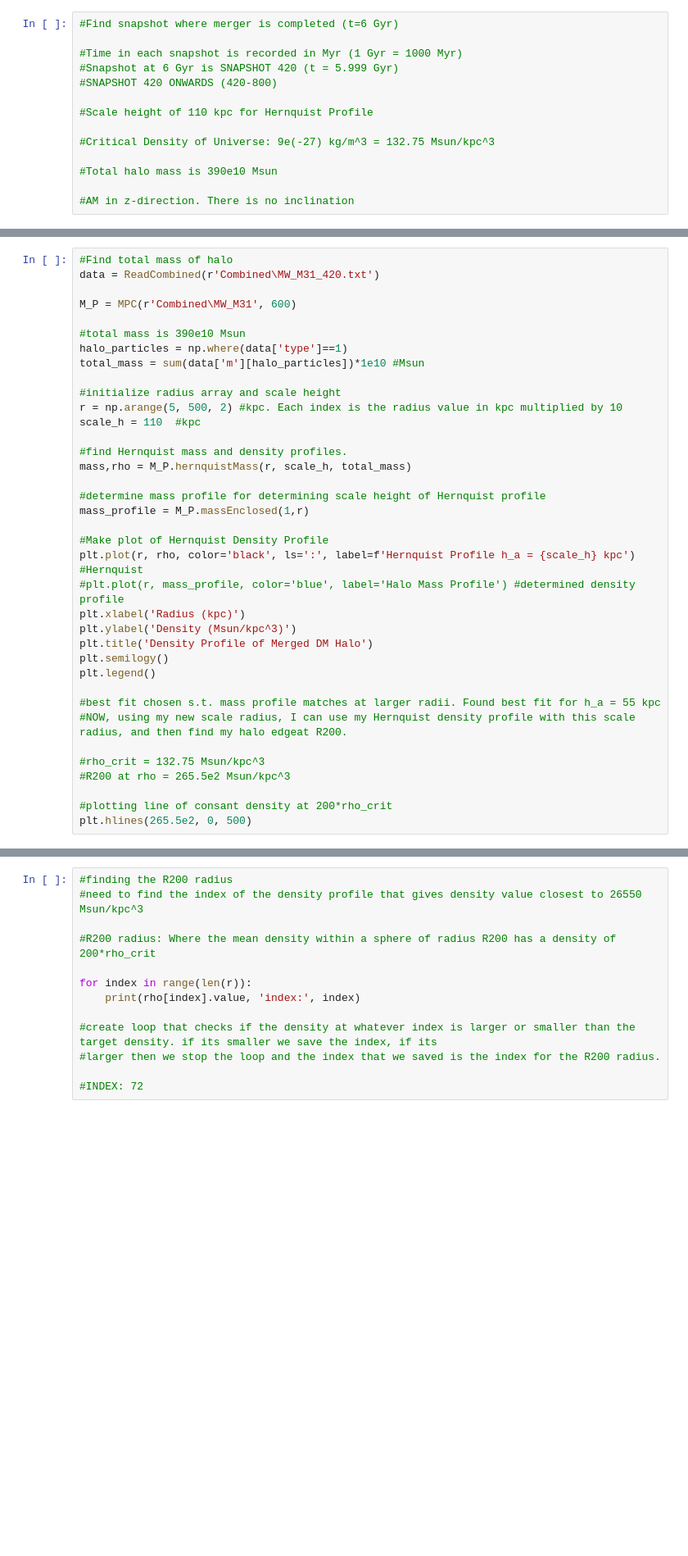
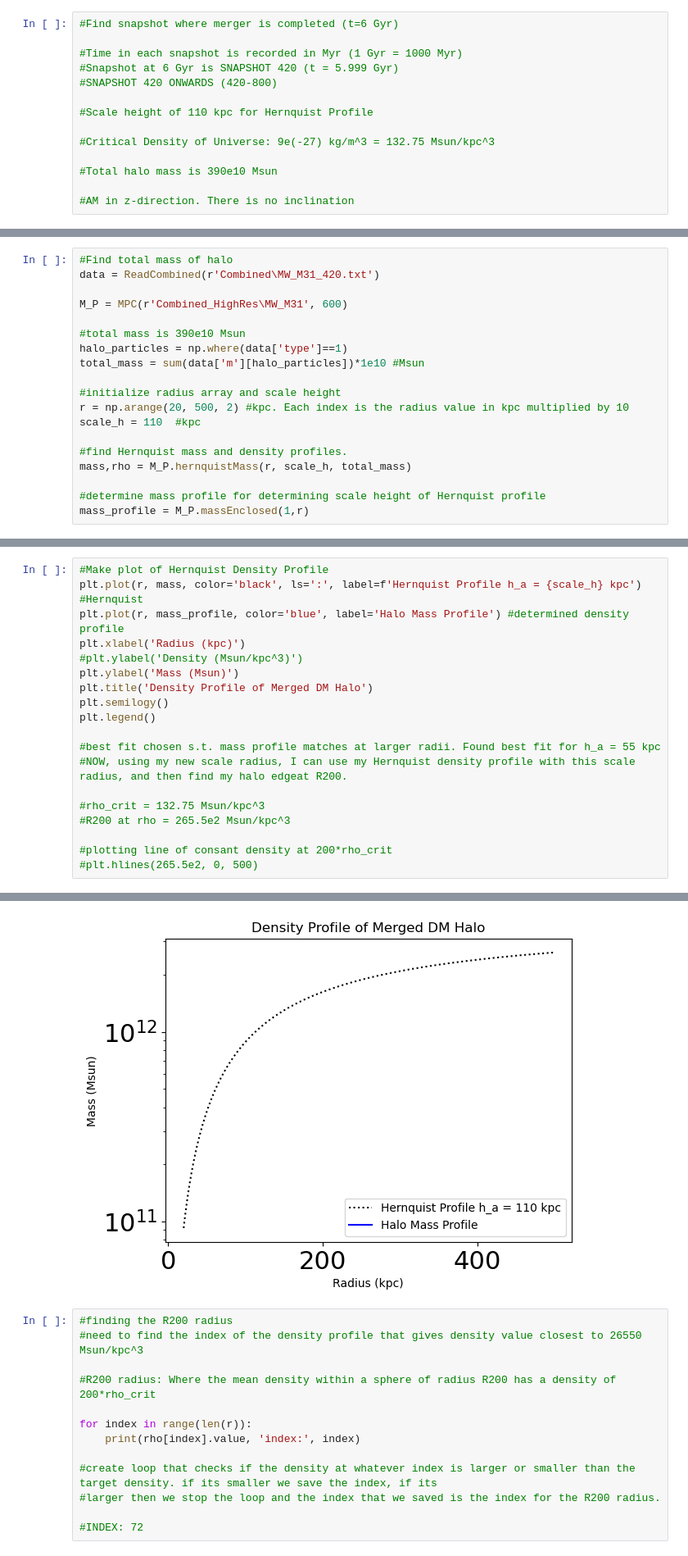
Before and after one commit to Ethan-Figureido/ASTR-400B, a Jupyter notebook: ResearchAssignments/ResearchAssignment3/ResearchAssignment_400B.ipynb, the cells around one changed output, grey strips where cells are left out. Shown: that part at 82% size. Cells and saved outputs as stored; diff of their text form; blank space fills up the shorter version.

```diff
--- a/ResearchAssignments/ResearchAssignment3/ResearchAssignment_400B.ipynb
+++ b/ResearchAssignments/ResearchAssignment3/ResearchAssignment_400B.ipynb
@@ -108,14 +108,14 @@ def Combine_Snap_Data(snap_id):
 #Find total mass of halo
 data = ReadCombined(r'Combined\MW_M31_420.txt')
 
-M_P = MPC(r'Combined\MW_M31', 600)
+M_P = MPC(r'Combined_HighRes\MW_M31', 600)
 
 #total mass is 390e10 Msun
 halo_particles = np.where(data['type']==1)
 total_mass = sum(data['m'][halo_particles])*1e10 #Msun
 
 #initialize radius array and scale height
-r = np.arange(5, 500, 2) #kpc. Each index is the radius value in kpc multiplied by 10
+r = np.arange(20, 500, 2) #kpc. Each index is the radius value in kpc multiplied by 10
 scale_h = 110  #kpc
 
 #find Hernquist mass and density profiles.
@@ -123,21 +123,3 @@ mass,rho = M_P.hernquistMass(r, scale_h, total_mass)
 
 #determine mass profile for determining scale height of Hernquist profile
 mass_profile = M_P.massEnclosed(1,r)
-
-#Make plot of Hernquist Density Profile
-plt.plot(r, rho, color='black', ls=':', label=f'Hernquist Profile h_a = {scale_h} kpc') #Hernquist
-#plt.plot(r, mass_profile, color='blue', label='Halo Mass Profile') #determined density profile
-plt.xlabel('Radius (kpc)')
-plt.ylabel('Density (Msun/kpc^3)')
-plt.title('Density Profile of Merged DM Halo')
-plt.semilogy()
-plt.legend()
-
-#best fit chosen s.t. mass profile matches at larger radii. Found best fit for h_a = 55 kpc
-#NOW, using my new scale radius, I can use my Hernquist density profile with this scale radius, and then find my halo edgeat R200.
-
-#rho_crit = 132.75 Msun/kpc^3
-#R200 at rho = 265.5e2 Msun/kpc^3
-
-#plotting line of consant density at 200*rho_crit
-plt.hlines(265.5e2, 0, 500)
@@ -146,0 +126,20 @@ plt.hlines(265.5e2, 0, 500)
+# %%
+#Make plot of Hernquist Density Profile
+plt.plot(r, mass, color='black', ls=':', label=f'Hernquist Profile h_a = {scale_h} kpc') #Hernquist
+plt.plot(r, mass_profile, color='blue', label='Halo Mass Profile') #determined density profile
+plt.xlabel('Radius (kpc)')
+#plt.ylabel('Density (Msun/kpc^3)')
+plt.ylabel('Mass (Msun)')
+plt.title('Density Profile of Merged DM Halo')
+plt.semilogy()
+plt.legend()
+
+#best fit chosen s.t. mass profile matches at larger radii. Found best fit for h_a = 55 kpc
+#NOW, using my new scale radius, I can use my Hernquist density profile with this scale radius, and then find my halo edgeat R200.
+
+#rho_crit = 132.75 Msun/kpc^3
+#R200 at rho = 265.5e2 Msun/kpc^3
+
+#plotting line of consant density at 200*rho_crit
+#plt.hlines(265.5e2, 0, 500)
+# %% [output]
@@ -147,3 +147,4 @@ plt.hlines(265.5e2, 0, 500)
+[figure, added]
 # %%
 #finding the R200 radius
 #need to find the index of the density profile that gives density value closest to 26550 Msun/kpc^3
```
Also changed, not shown: parts of 13 cells of this notebook, 8 other files.
